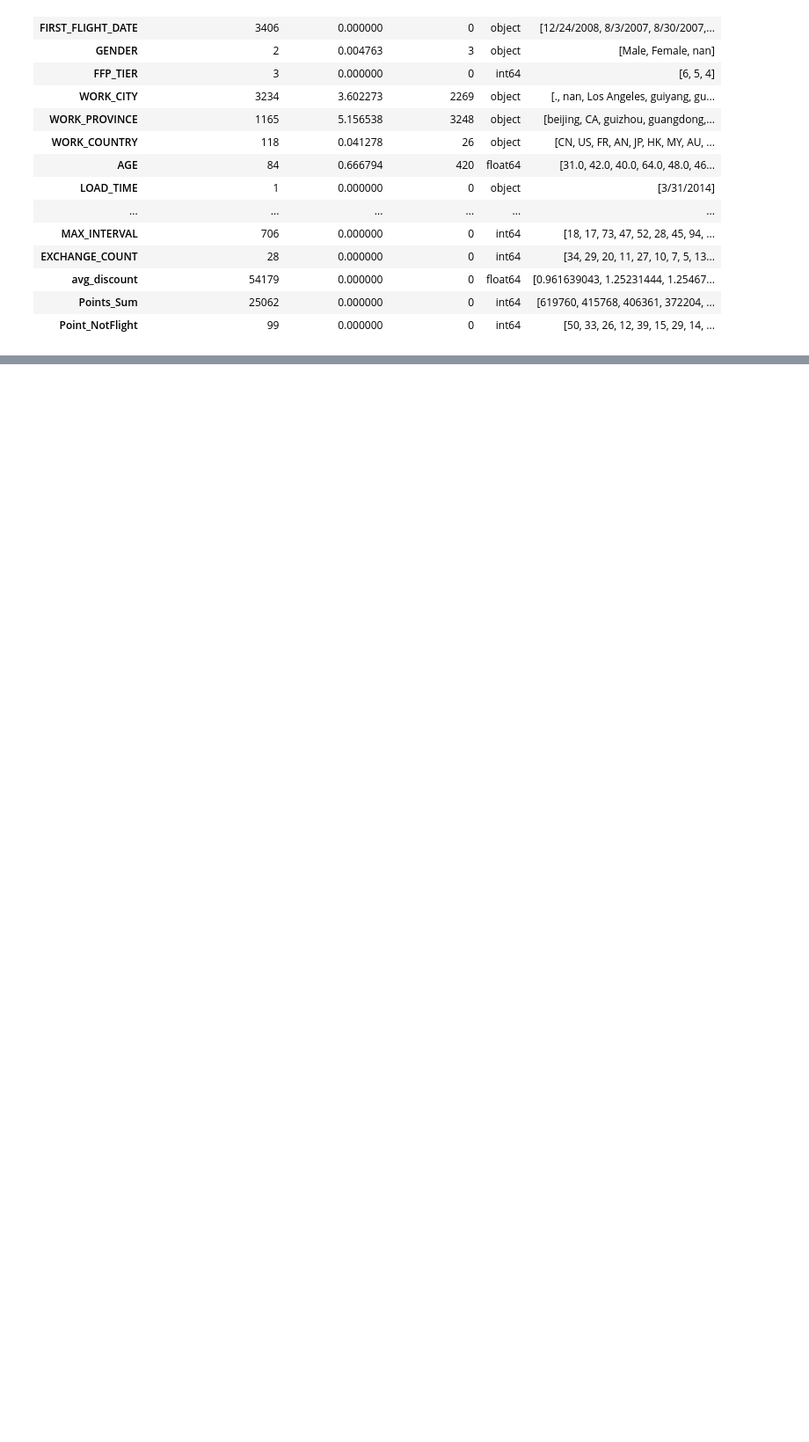
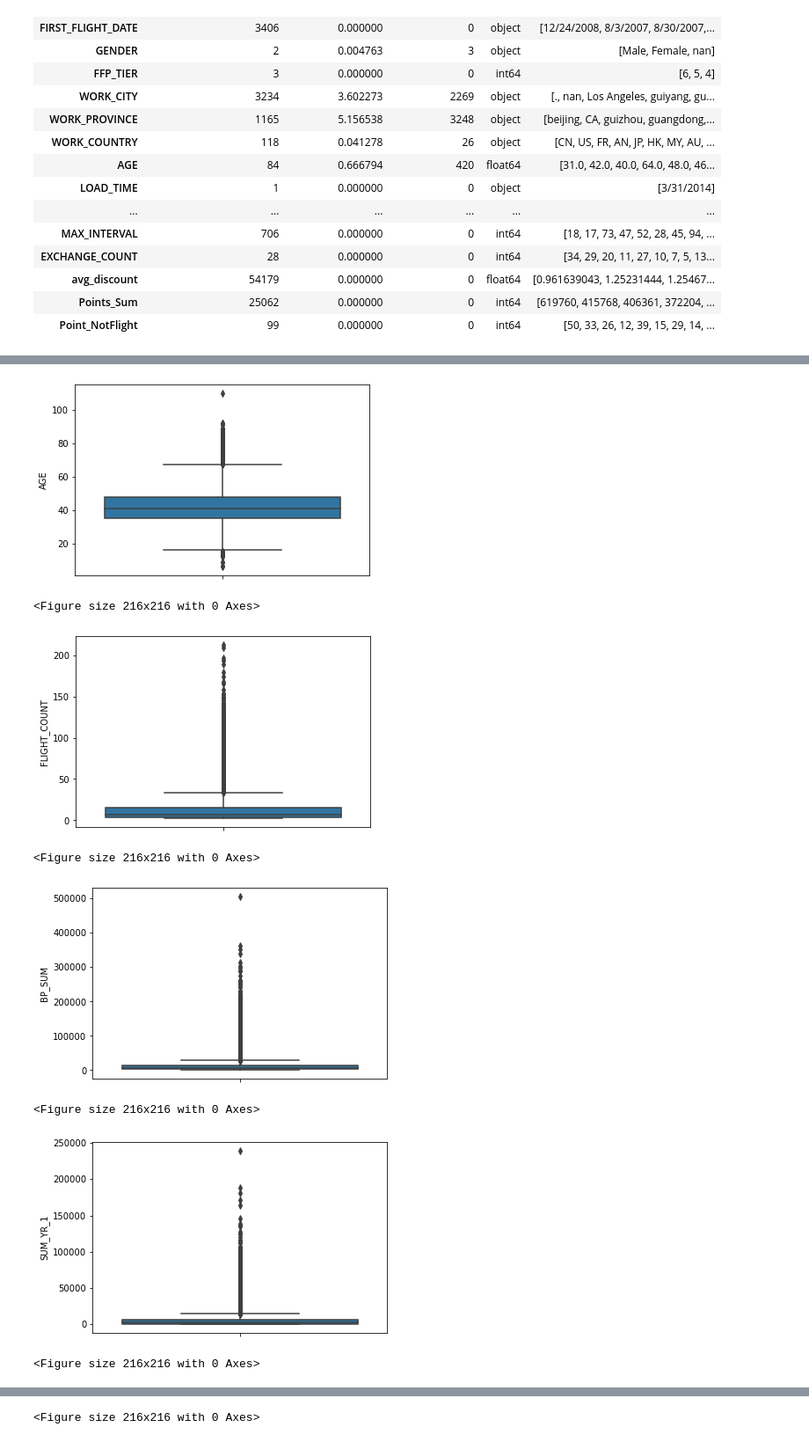
Before and after one commit to mhaniffajari/Airline-Customer-Value-Analysis-Case, a Jupyter notebook: Airline Customer Value Analysis Case.ipynb, the cells around one changed output, grey strips where cells are left out. Shown at 88% size. Saved outputs shown, nothing was run; the diff lists cells and outputs as text; code cells hidden in the pictures; blank space fills up the shorter version.

```diff
--- a/Airline Customer Value Analysis Case.ipynb
+++ b/Airline Customer Value Analysis Case.ipynb
@@ -84,0 +251,15 @@ df.describe()
+# %%
+    for j in range (0,len(numeric)):
+        num = numeric[j]
+        sns.boxplot(y=df[num])
+        plt.figure(figsize=(3,3))
+        plt.show()
+# %% [output]
+[figure, added]
+<Figure size 216x216 with 0 Axes>
+[figure, added]
+<Figure size 216x216 with 0 Axes>
+[figure, added]
+<Figure size 216x216 with 0 Axes>
+[figure, added]
+<Figure size 216x216 with 0 Axes>
@@ -84,0 +267 @@ df.describe()
+<Figure size 216x216 with 0 Axes>
```
Also changed, not shown: parts of 115 cells of this notebook.
